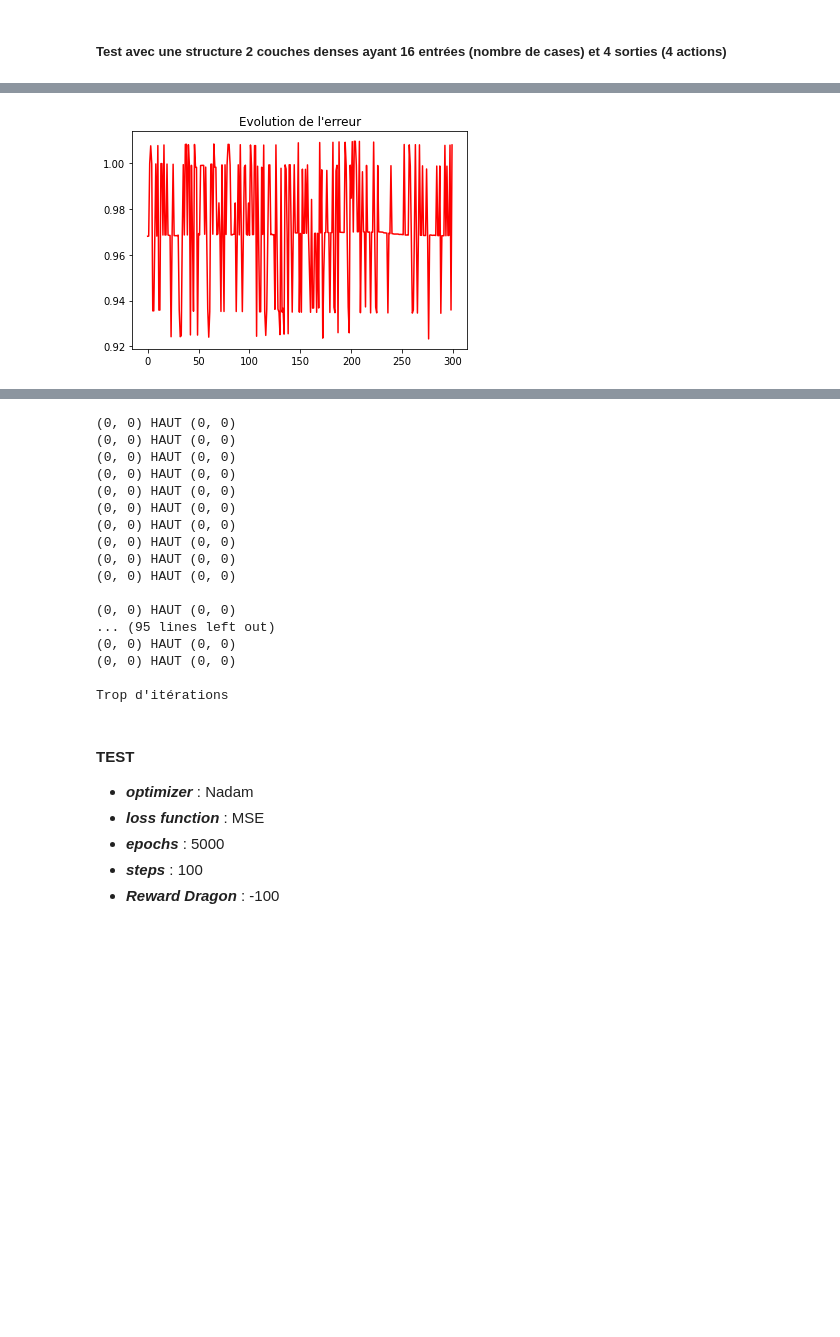
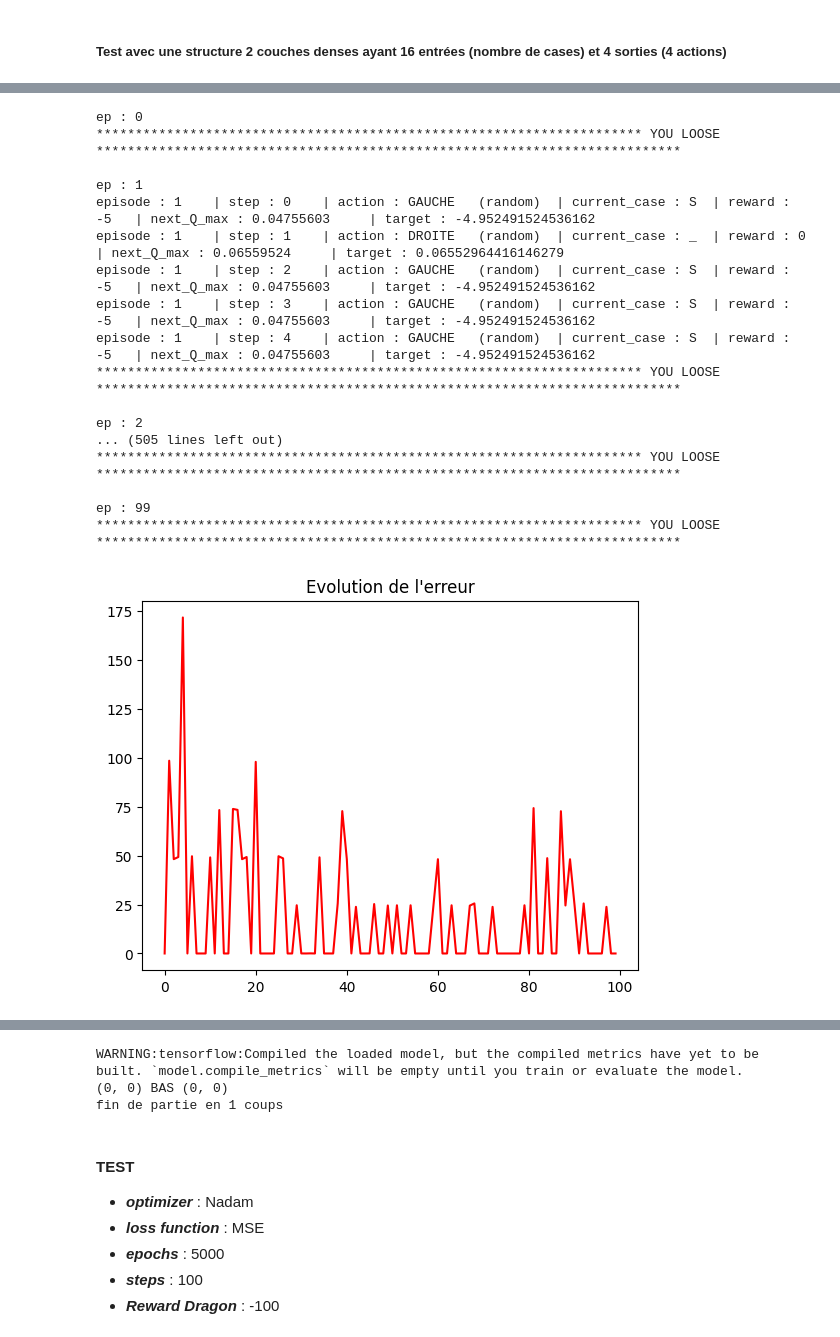
Before and after one commit to JugurthaAsma/ML, a Jupyter notebook: projet3/renforcement.ipynb, the cells around one changed output, grey strips where cells are left out. Drawn from its saved outputs; the diff is of its cells as text; code cells hidden in the pictures; blank space fills up the shorter version.

```diff
--- a/projet3/renforcement.ipynb
+++ b/projet3/renforcement.ipynb
@@ -31,8 +31,8 @@ the default space is:
 # the default space
 default_space = [
         ['S', '_', '_', '_'],
-        ['_', '_', 'D', '_'],
-        ['D', '_', '_', 'D'],
+        ['D', '_', 'D', '_'],
+        ['_', '_', '_', 'D'],
         ['_', 'D', '_', 'J']
     ]
 
@@ -364,6 +364,7 @@ print(game.mat_q)
   [0.         0.         0.         0.        ]]]
 # %%
 # play a with the optimal policy
+position = (0, 0)
 for step in range(1, game.steps):
     # play one step
     game.mat_q, position, fin = game.oneStep(game.mat_q, position, 0, True)
@@ -473,12 +484,12 @@ class DeepGame:
 
     # a method to set the default vector of states
     def set_default_vec_etat(self):
-        self.vec_etat = np.zeros((1, 16))
+        self.vec_etat = np.zeros((1, get_size(self.space)))
         self.vec_etat[0][0] = 1
 
     # a method to reset the vector of states
     def reset_vec_etat(self):
-        self.vec_etat = np.zeros((1, 16))
+        self.vec_etat = np.zeros((1, get_size(self.space)))
 
     # a method to update the vector of states
     def update_vec_etat(self, state):
@@ -492,7 +503,7 @@ class DeepGame:
     # a method to set the default model
     def set_default_model(self):
         self.model = tf.keras.models.Sequential([
-            tf.keras.layers.Dense(4, activation='relu', input_shape=[16]),
+            tf.keras.layers.Dense(4, activation='relu', input_shape=[get_size(self.space)]),
             tf.keras.layers.Dense(4, activation='relu'),
             tf.keras.layers.Dense(4),
         ])
@@ -538,7 +549,7 @@ class DeepGame:
         if loss_fn == "MAE":
             self.loss_fn = tf.keras.losses.MAE
         else:
-            self.loss_fn = tf.keras.losses.MSE
+            self.loss_fn = tf.keras.losses.mean_squared_error
 
     # function to print if verbose
     def print(self, *args):
@@ -587,14 +598,7 @@ class DeepGame:
             position = (0, 0)
             # calculate the epsilon
             epsilon = self.episodes / (self.episodes + episode)
-
-
-
-            # set the vector of states
-            self.update_vec_etat(position)
-
-
-
+            loss = 0
 
             for step in range(self.steps):
                 # play one step
@@ -610,7 +614,7 @@ class DeepGame:
                 if step % 10 == 0:
                     model_stable.set_weights(self.model.get_weights())
 
-                vec_etat_next = np.zeros((1, 16)) # ca sera l'entree du reseau
+                vec_etat_next = np.zeros((1, get_size(self.space))) # ca sera l'entree du reseau
                 vec_etat_next[0, int(get_lines_size(self.space) * position[0] + position[1])] = 1
 
                 # model stable predict
@@ -628,7 +632,7 @@ class DeepGame:
                     action_index = Directions.get_index(action)
                     mask = tf.one_hot(action_index, Directions.get_size())
                     val_predict = tf.reduce_sum(predict * mask, axis=1)
-                    loss = self.loss_fn(target, val_predict)
+                    loss += self.loss_fn(target, val_predict)
 
                 gradients = tape.gradient(loss, self.model.trainable_variables) # calcul du gradient de la focntion loss en fonction des variables du modèle
                 self.optimizer.apply_gradients(zip(gradients, self.model.trainable_variables)) # optimisation des paramètres du modèle
@@ -661,8 +665,6 @@ class DeepGame:
             new_position, reward, fin = applicaion_action(action, position, self.space)
 
             print( str(position) + " " + str(action) + " " + str(new_position))
-            if iter % 10 == 0:
-                print()
 
             if fin:
                 print("fin de partie en", iter, "coups")
@@ -696,6 +697,24 @@ def create_game(optimizer_name, loss_fn_name, episodes, steps, dragon_reward, ja
 *   ***Reward Empty*** : -20
 *   ***Reward Jail*** : 500
 # %%
-game1 = create_game(optimizer_name="Adam", loss_fn_name="SGD", episodes=300, steps=100, dragon_reward=-10, empty_reward=0, jail_reward=10, verbose=False)
+#game1 = create_game(optimizer_name="Adam", loss_fn_name="MAE", episodes=100, steps=100, dragon_reward=-10, empty_reward=0, jail_reward=10, verbose=False)
+game1 = create_game(optimizer_name="Nadam", loss_fn_name="MSE", episodes=100, steps=100, dragon_reward=-1000, empty_reward=0, jail_reward=10000, verbose=True)
 # %% [output]
+ep : 0
+********************************************************************** YOU LOOSE ***************************************************************************
+
+ep : 1
+episode : 1    | step : 0    | action : GAUCHE   (random)  | current_case : S  | reward : -5   | next_Q_max : 0.04755603     | target : -4.952491524536162
+episode : 1    | step : 1    | action : DROITE   (random)  | current_case : _  | reward : 0    | next_Q_max : 0.06559524     | target : 0.06552964416146279
+episode : 1    | step : 2    | action : GAUCHE   (random)  | current_case : S  | reward : -5   | next_Q_max : 0.04755603     | target : -4.952491524536162
+episode : 1    | step : 3    | action : GAUCHE   (random)  | current_case : S  | reward : -5   | next_Q_max : 0.04755603     | target : -4.952491524536162
+episode : 1    | step : 4    | action : GAUCHE   (random)  | current_case : S  | reward : -5   | next_Q_max : 0.04755603     | target : -4.952491524536162
+********************************************************************** YOU LOOSE ***************************************************************************
+
+ep : 2
+... (505 lines left out)
+********************************************************************** YOU LOOSE ***************************************************************************
+
+ep : 99
+********************************************************************** YOU LOOSE ***************************************************************************
-[figure, old version]
+[figure, new version]
@@ -703,20 +721,6 @@ WARNING:tensorflow:Compiled the loaded model, but the compiled metrics have yet
-(0, 0) HAUT (0, 0)
-(0, 0) HAUT (0, 0)
-(0, 0) HAUT (0, 0)
-(0, 0) HAUT (0, 0)
-(0, 0) HAUT (0, 0)
-(0, 0) HAUT (0, 0)
-(0, 0) HAUT (0, 0)
-(0, 0) HAUT (0, 0)
-(0, 0) HAUT (0, 0)
-(0, 0) HAUT (0, 0)
-
-(0, 0) HAUT (0, 0)
-... (95 lines left out)
-(0, 0) HAUT (0, 0)
-(0, 0) HAUT (0, 0)
-
-Trop d'itérations
+WARNING:tensorflow:Compiled the loaded model, but the compiled metrics have yet to be built. `model.compile_metrics` will be empty until you train or evaluate the model.
+(0, 0) BAS (0, 0)
+fin de partie en 1 coups
 # %% [markdown]
 #### TEST
 
```
Also changed, not shown: parts of 11 cells of this notebook.
